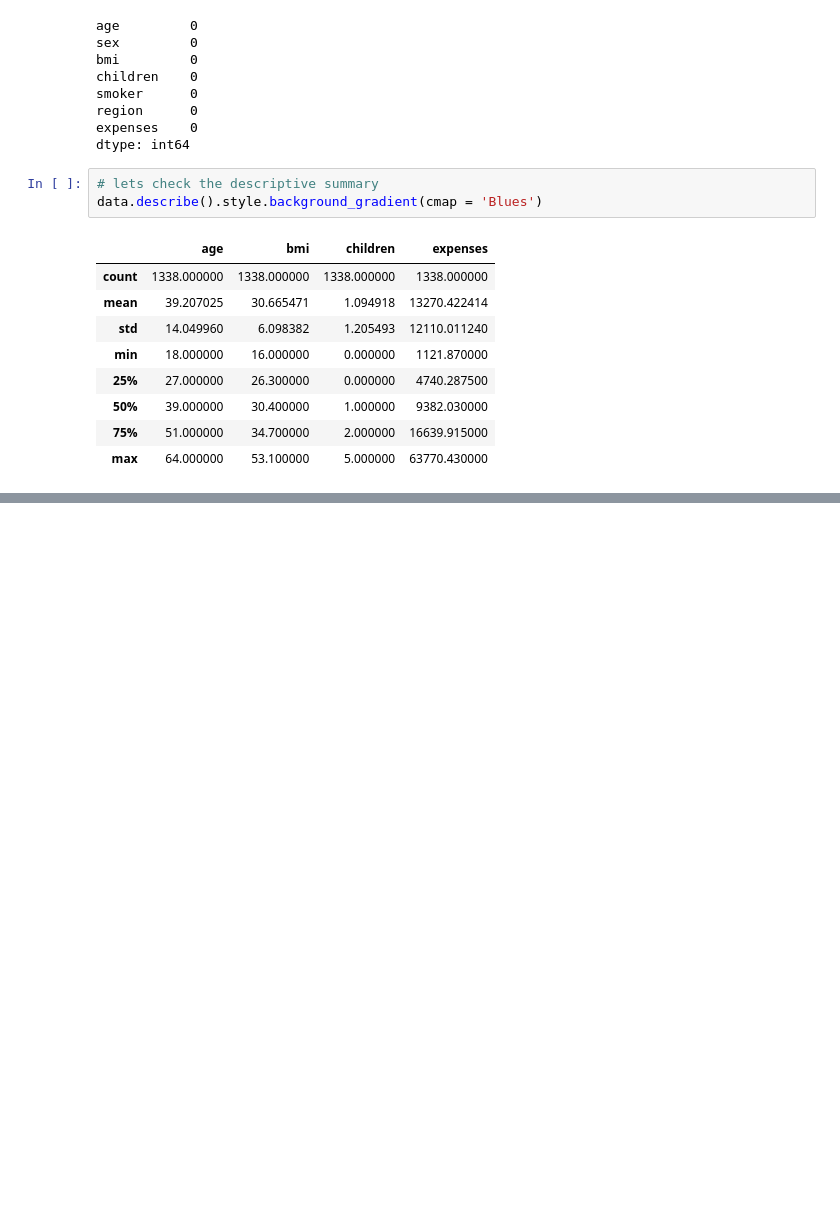
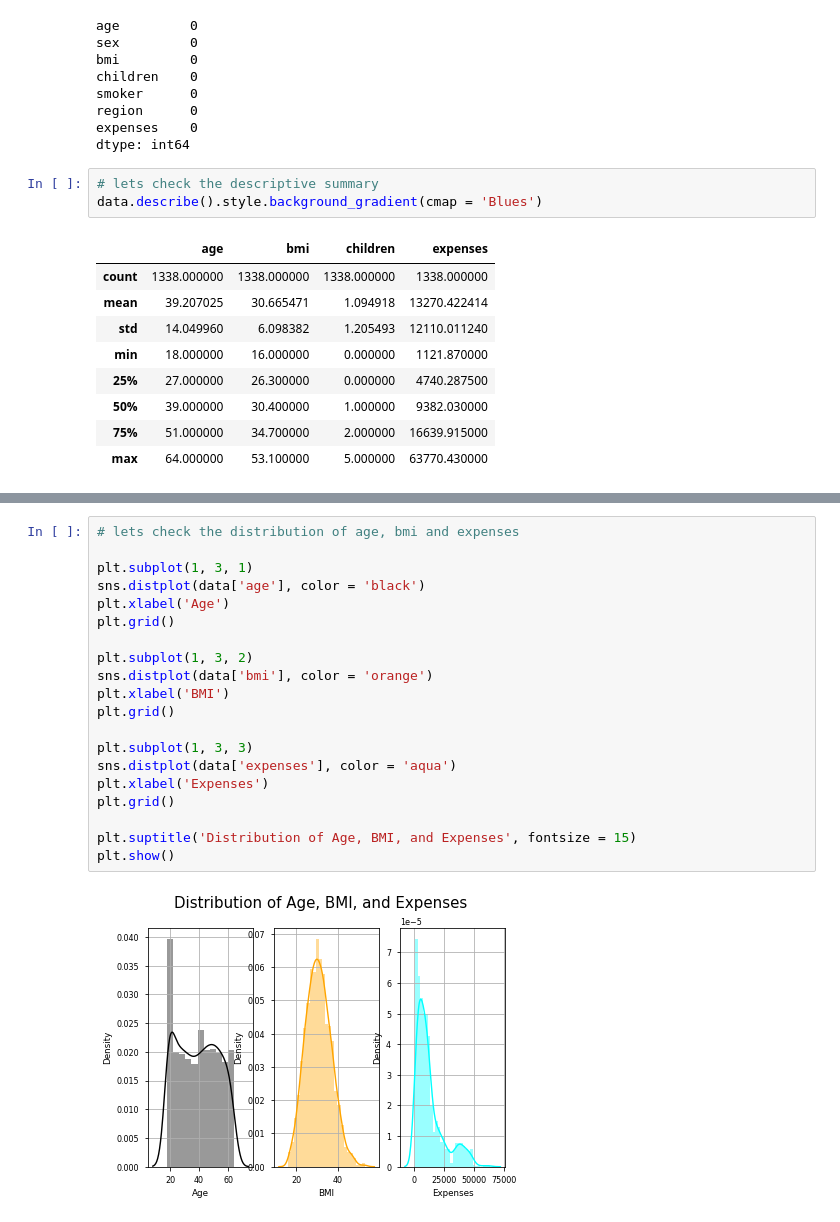
Before and after one commit to Shubham-1-cell/Medical-Expense-Prediction, a Jupyter notebook: Prediction.ipynb, the cells around one changed output, grey strips where cells are left out. Drawn from its saved outputs; the diff is of its cells as text; blank space fills up the shorter version.

```diff
--- a/Prediction.ipynb
+++ b/Prediction.ipynb
@@ -95,0 +96,22 @@ plt.show()
+# %%
+# lets check the distribution of age, bmi and expenses
+
+plt.subplot(1, 3, 1)
+sns.distplot(data['age'], color = 'black')
+plt.xlabel('Age')
+plt.grid()
+
+plt.subplot(1, 3, 2)
+sns.distplot(data['bmi'], color = 'orange')
+plt.xlabel('BMI')
+plt.grid()
+
+plt.subplot(1, 3, 3)
+sns.distplot(data['expenses'], color = 'aqua')
+plt.xlabel('Expenses')
+plt.grid()
+
+plt.suptitle('Distribution of Age, BMI, and Expenses', fontsize = 15)
+plt.show()
+# %% [output]
+[figure, added]
```
Also changed, not shown: parts of 3 cells of this notebook.
